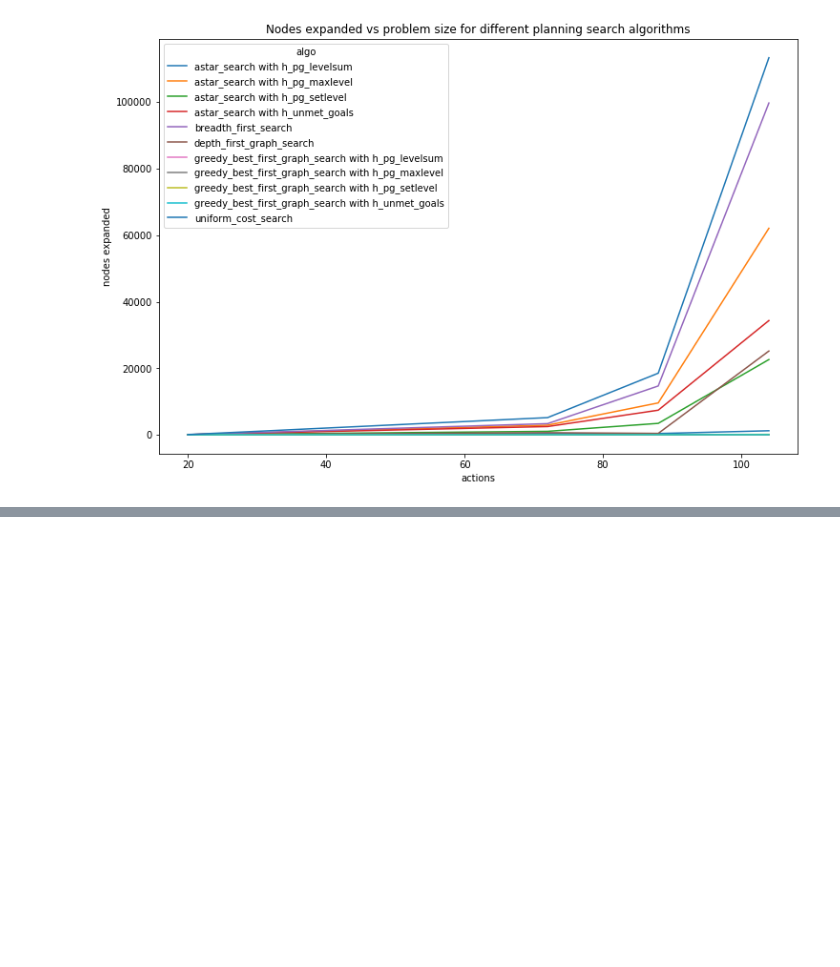
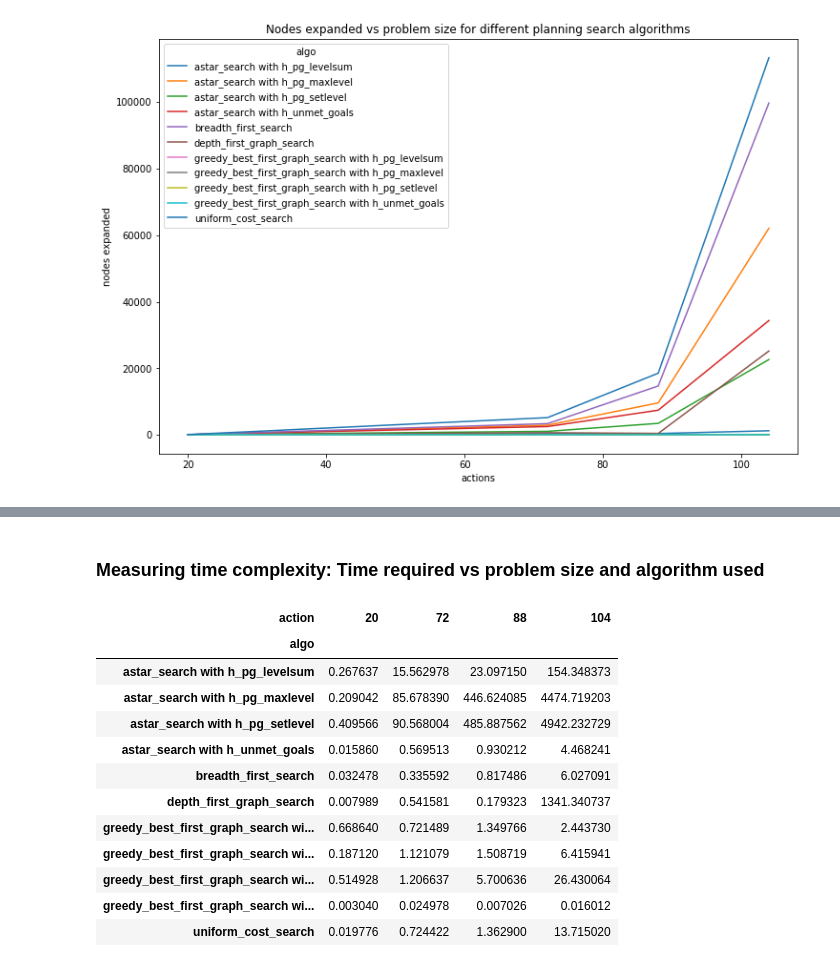
Before and after one commit to wwymak/udacity-ai-nd-projects, a Jupyter notebook: 2_Classical Planning/vis-outputs.ipynb, the cells around one changed output, grey strips where cells are left out. Saved outputs shown, nothing was run; the diff lists cells and outputs as text; code cells hidden in the pictures; blank space fills up the shorter version.

```diff
--- a/2_Classical Planning/vis-outputs.ipynb
+++ b/2_Classical Planning/vis-outputs.ipynb
@@ -139,0 +89,19 @@ algo_index
+# %% [markdown]
+### Measuring time complexity:  Time required vs problem size and algorithm used
+# %%
+pivot3 = pd.pivot_table(df, 'time_run_pypy', 'algo', 'action')
+pivot3
+# %% [output]
+| action | 20 | 72 | 88 | 104 |
+| algo |  |  |  |  |
+| astar_search with h_pg_levelsum | 0.267637 | 15.562978 | 23.097150 | 154.348373 |
+| astar_search with h_pg_maxlevel | 0.209042 | 85.678390 | 446.624085 | 4474.719203 |
+| astar_search with h_pg_setlevel | 0.409566 | 90.568004 | 485.887562 | 4942.232729 |
+| astar_search with h_unmet_goals | 0.015860 | 0.569513 | 0.930212 | 4.468241 |
+| breadth_first_search | 0.032478 | 0.335592 | 0.817486 | 6.027091 |
+| depth_first_graph_search | 0.007989 | 0.541581 | 0.179323 | 1341.340737 |
+| greedy_best_first_graph_search wi... | 0.668640 | 0.721489 | 1.349766 | 2.443730 |
+| greedy_best_first_graph_search wi... | 0.187120 | 1.121079 | 1.508719 | 6.415941 |
+| greedy_best_first_graph_search wi... | 0.514928 | 1.206637 | 5.700636 | 26.430064 |
+| greedy_best_first_graph_search wi... | 0.003040 | 0.024978 | 0.007026 | 0.016012 |
+| uniform_cost_search | 0.019776 | 0.724422 | 1.362900 | 13.715020 |
```
Also changed, not shown: parts of 6 cells of this notebook.
